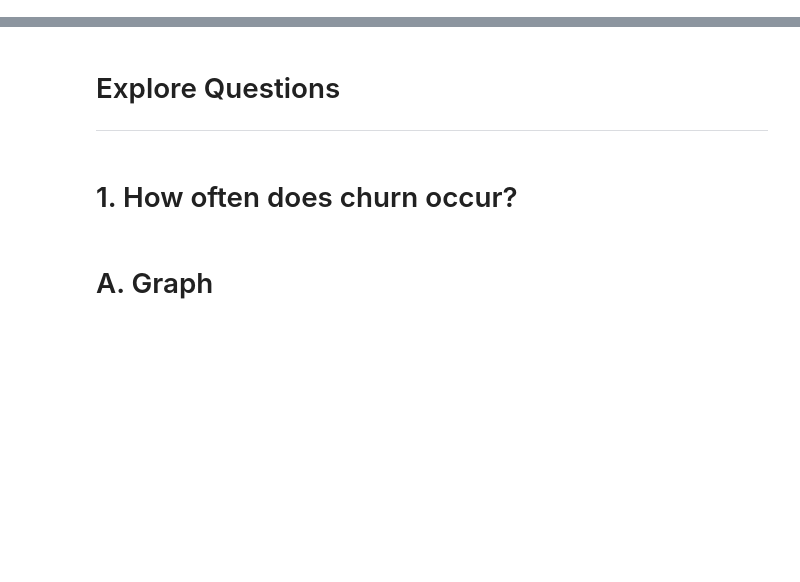
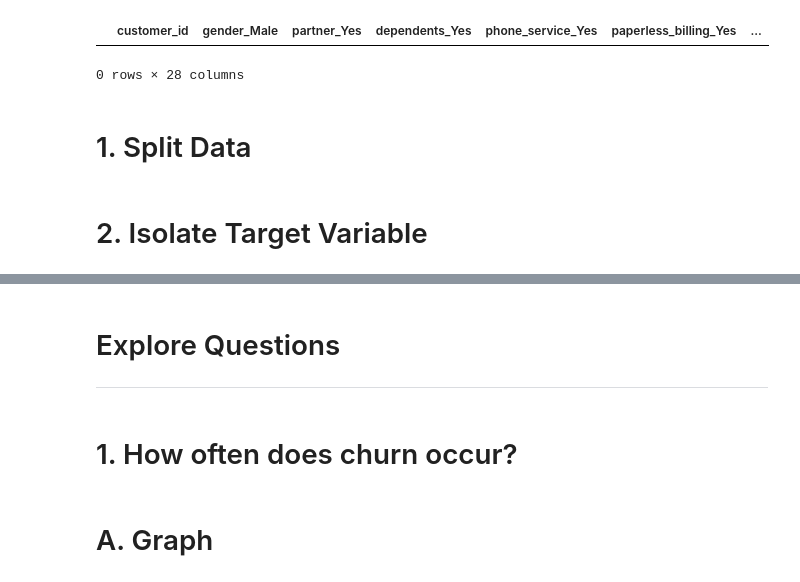
Before and after one commit to manuelparra1/project-classification-telco, a Jupyter notebook: scratch_5_modeling.ipynb, the cells around one changed output, grey strips where cells are left out. Drawn from its saved outputs; the diff is of its cells as text; code cells hidden in the pictures; blank space fills up the shorter version.

```diff
--- a/scratch_5_modeling.ipynb
+++ b/scratch_5_modeling.ipynb
@@ -86,0 +101,5 @@ y_test = test.churn
+# %%
+pre_process[pre_process['customer_id'].duplicated() == True]
+# %% [output]
+|  | customer_id | gender_Male | partner_Yes | dependents_Yes | phone_service_Yes | paperless_billing_Yes | ... |
+0 rows × 28 columns
@@ -86,0 +111,2 @@ y_test = test.churn
+# %% [markdown]
+# 1. Split Data
@@ -86,0 +137,2 @@ y_test = test.churn
+# %% [markdown]
+# 2. Isolate Target Variable
```
Also changed, not shown: parts of 71 cells of this notebook, 6 other files.
